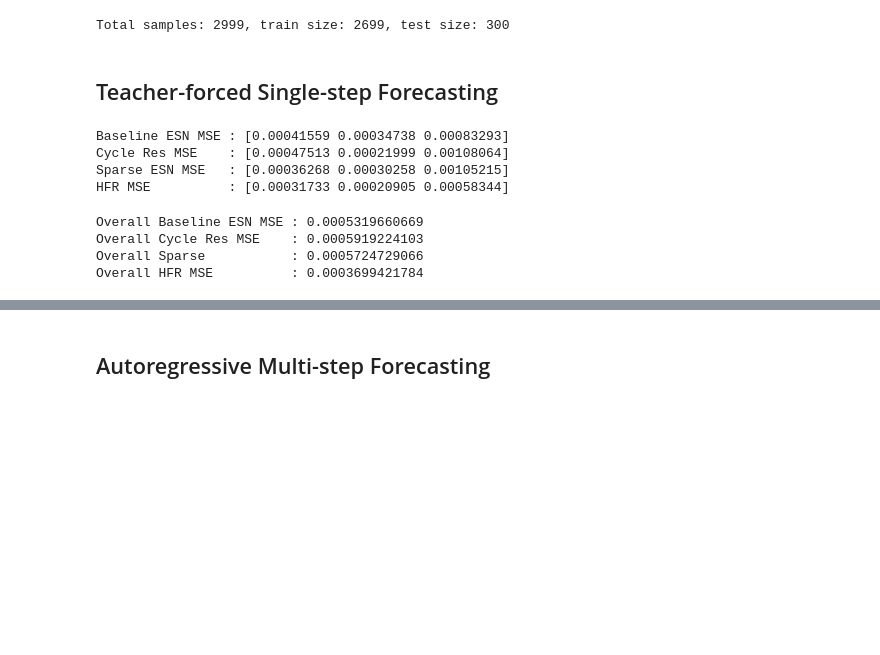
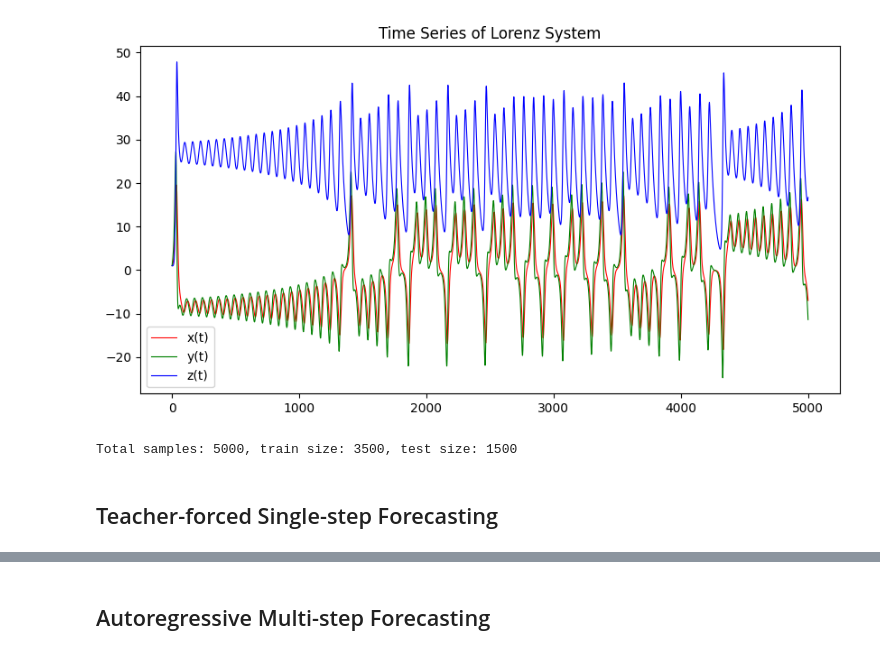
Before and after one commit to suti333/Hierarchical-Fractal-Reservoirs, a Jupyter notebook: HFR.ipynb, the cells around one changed output, grey strips where cells are left out. Cells and saved outputs as stored; diff of their text form; code cells hidden in the pictures; blank space fills up the shorter version.

```diff
--- a/HFR.ipynb
+++ b/HFR.ipynb
@@ -320,19 +318,29 @@ plt.show()
+# %%
+t = np.linspace(0, len(lorenz_trajectory), len(lorenz_trajectory))
+
+plt.figure(figsize=(10, 5))
+plt.plot(t, lorenz_trajectory[:, 0], label='x(t)', color='r', lw=0.8)
+plt.plot(t, lorenz_trajectory[:, 1], label='y(t)', color='g', lw=0.8)
+plt.plot(t, lorenz_trajectory[:, 2], label='z(t)', color='b', lw=0.8)
+
+plt.title("Time Series of Lorenz System")
+plt.legend()
+plt.show()
+# %% [output]
+[figure, added]
 # %%
 # Prepare single-step data: input(t) = [x(t), y(t), z(t)], target(t)=[x(t+1), y(t+1), z(t+1)]
 inputs = lorenz_trajectory[:-1]
 targets = lorenz_trajectory[1:]
 # %%
-# Train-test split
 data_size = len(lorenz_trajectory)-1
-train_ratio = 0.9
-train_end = int(train_ratio * data_size)
-train_input = inputs[:train_end]     # shape [train_end, 3]
-train_target = targets[:train_end]   # shape [train_end, 3]
-test_input  = inputs[train_end:]     # shape [T-train_end, 3]
-test_target = targets[train_end:]    # shape [T-train_end, 3]
-
-print(f"Total samples: {data_size}, train size: {train_end}, test size: {len(test_input)}")
+train_size = 3500
+train_input = inputs[:train_size]
+train_target = targets[:train_size]
+test_input = inputs[train_size:]
+test_target = inputs[train_size:]
+print(f"Total samples: {data_size}, train size: {train_size}, test size: {len(test_input)}")
 # %% [output]
-Total samples: 2999, train size: 2699, test size: 300
+Total samples: 5000, train size: 3500, test size: 1500
 # %% [markdown]
 ## Teacher-forced Single-step Forecasting
@@ -395,32 +422,0 @@ hfr_preds = hfr.predict(test_input)
-# %%
-# Compute dimension-wise MSE
-mse_esn = np.mean((esn_preds - test_target)**2, axis=0)
-mse_cycle_res = np.mean((cycle_res_preds - test_target)**2, axis=0)
-mse_sparse_esn = np.mean((sparse_esn_preds - test_target)**2, axis=0)
-mse_hfr = np.mean((hfr_preds - test_target)**2, axis=0)
-
-print("Baseline ESN MSE :", mse_esn)
-print("Cycle Res MSE    :", mse_cycle_res)
-print("Sparse ESN MSE   :", mse_sparse_esn)
-print("HFR MSE          :", mse_hfr)
-# %% [output]
-Baseline ESN MSE : [0.00041559 0.00034738 0.00083293]
-Cycle Res MSE    : [0.00047513 0.00021999 0.00108064]
-Sparse ESN MSE   : [0.00036268 0.00030258 0.00105215]
-HFR MSE          : [0.00031733 0.00020905 0.00058344]
-# %%
-# Compute overall MSE
-overall_mse_esn = np.mean(mse_esn)
-overall_mse_cycle_res = np.mean(mse_cycle_res)
-overall_mse_sparse_esn = np.mean(mse_sparse_esn)
-overall_mse_hfr = np.mean(mse_hfr)
-
-print("Overall Baseline ESN MSE : {:.13f}".format(overall_mse_esn))
-print("Overall Cycle Res MSE    : {:.13f}".format(overall_mse_cycle_res))
-print("Overall Sparse           : {:.13f}".format(overall_mse_sparse_esn))
-print("Overall HFR MSE          : {:.13f}".format(overall_mse_hfr))
-# %% [output]
-Overall Baseline ESN MSE : 0.0005319660669
-Overall Cycle Res MSE    : 0.0005919224103
-Overall Sparse           : 0.0005724729066
-Overall HFR MSE          : 0.0003699421784
```
Also changed, not shown: parts of 30 cells of this notebook.
